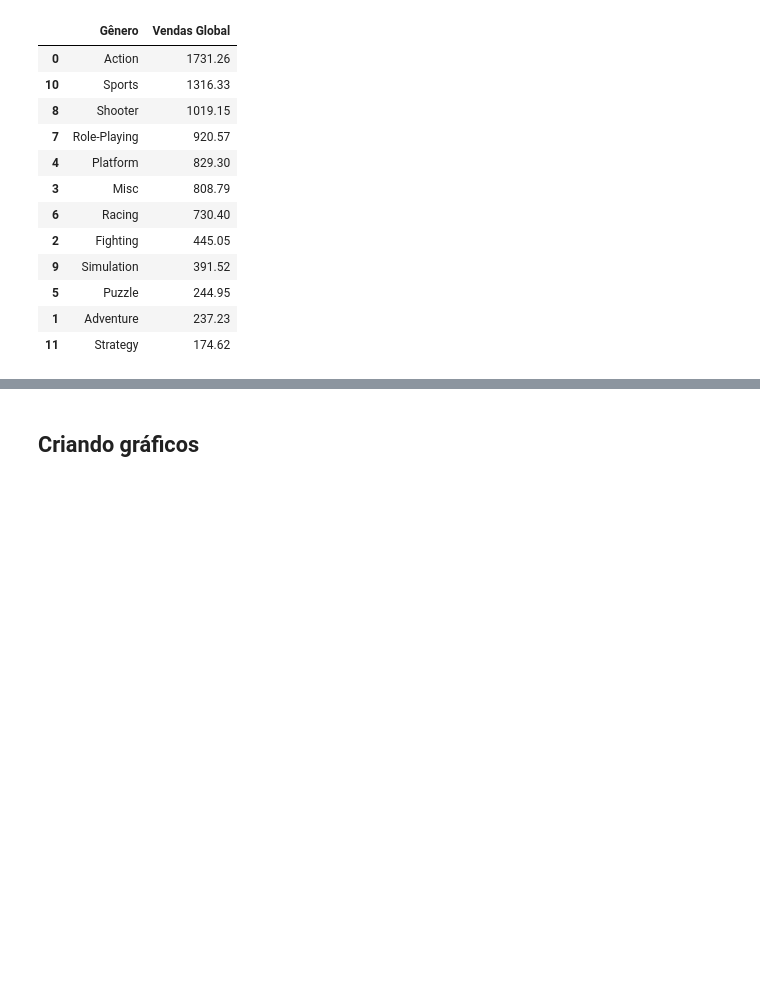
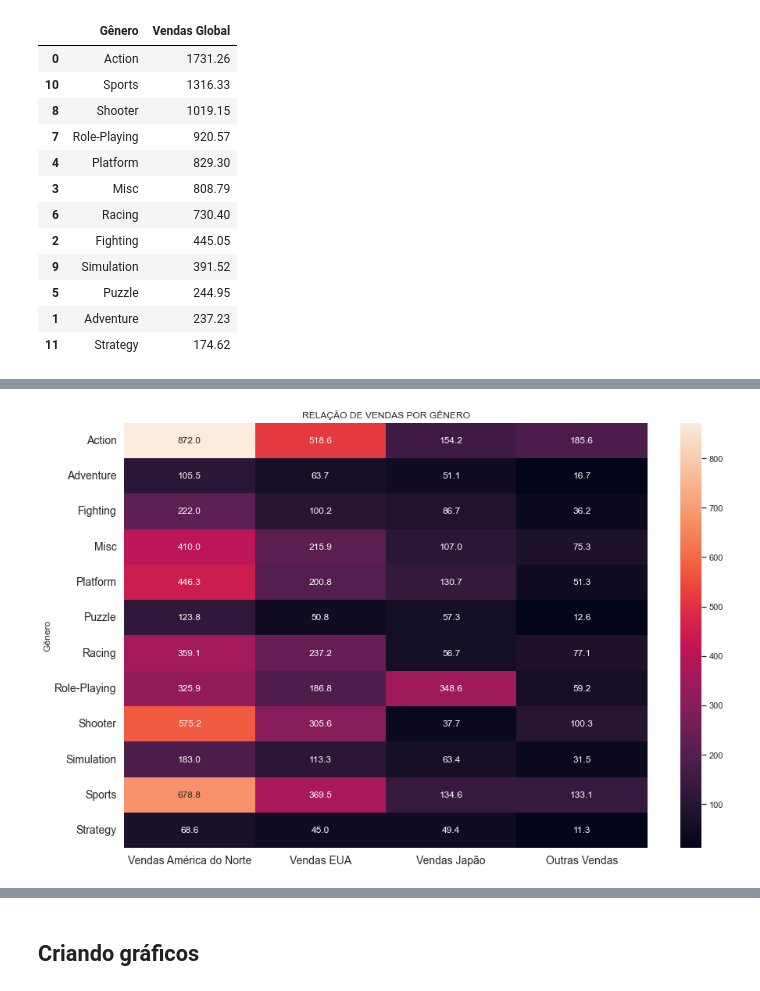
Before and after one commit to elle-rapachi/Vendas-de-Jogos-de-Videogames, a Jupyter notebook: Vendas de Jogos de Videogames.ipynb, the cells around one changed output, grey strips where cells are left out. Cells and saved outputs as stored; diff of their text form; code cells hidden in the pictures; blank space fills up the shorter version.

```diff
--- a/Vendas de Jogos de Videogames.ipynb
+++ b/Vendas de Jogos de Videogames.ipynb
@@ -519,0 +537,3 @@ Como podemos perceber, Wii Sports é o vencedor.
+# %%
+comp_genero = videogames[['Gênero', 'Vendas América do Norte', 'Vendas EUA', 'Vendas Japão', 'Outras Vendas']]
+comp_genero
@@ -519,0 +572,11 @@ Como podemos perceber, Wii Sports é o vencedor.
+# %%
+plt.figure(figsize = (15,10))
+sns.set(font_scale = 1)
+sns.heatmap(comp_genero, annot = True, fmt = '.1f')
+
+plt.title('RELAÇÃO DE VENDAS POR GÊNERO')
+plt.xticks(fontsize = 14)
+plt.yticks(fontsize = 14)
+plt.show()
+# %% [output]
+[figure, added]
```
Also changed, not shown: parts of 34 cells of this notebook.
